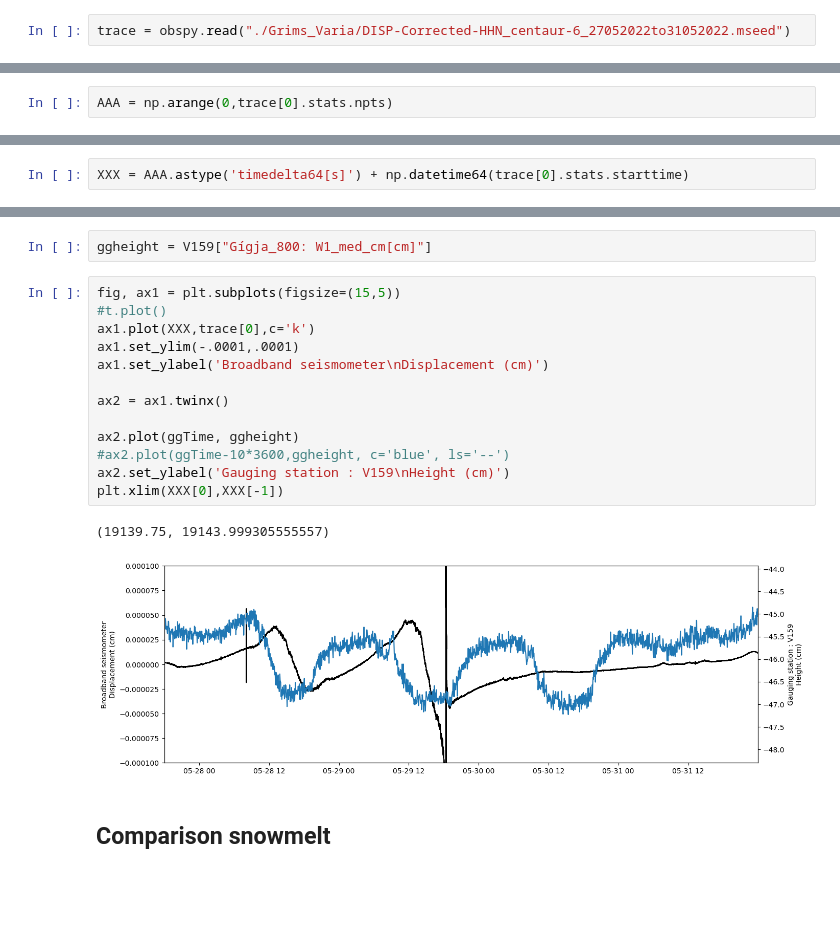
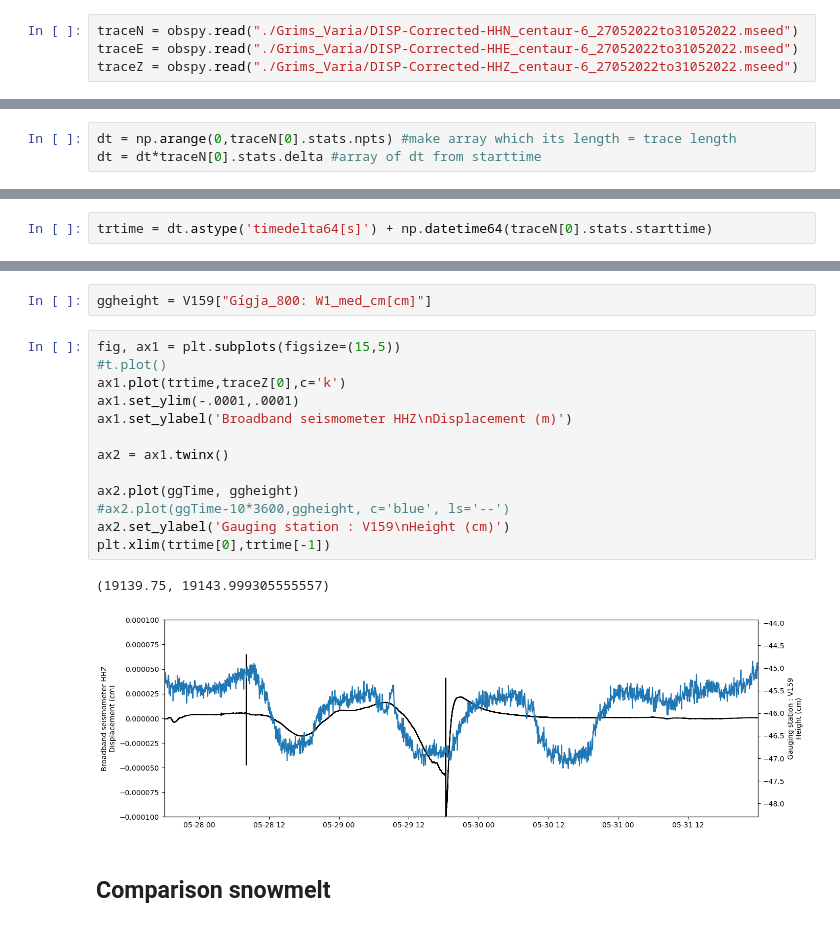
Before and after one commit to jgovoort/sismo-memo, a Jupyter notebook: Diana.ipynb, the cells around one changed output, grey strips where cells are left out. Cells and saved outputs as stored; diff of their text form; blank space fills up the shorter version.

```diff
--- a/Diana.ipynb
+++ b/Diana.ipynb
@@ -97,4 +105,6 @@ A suitable encoding will be chosen.
 # %% [markdown]
 ### Importing corrected trace
 # %%
-trace = obspy.read("./Grims_Varia/DISP-Corrected-HHN_centaur-6_27052022to31052022.mseed")
+traceN = obspy.read("./Grims_Varia/DISP-Corrected-HHN_centaur-6_27052022to31052022.mseed")
+traceE = obspy.read("./Grims_Varia/DISP-Corrected-HHE_centaur-6_27052022to31052022.mseed")
+traceZ = obspy.read("./Grims_Varia/DISP-Corrected-HHZ_centaur-6_27052022to31052022.mseed")
@@ -126,4 +124,5 @@ trace[0].stats
          _format: MSEED
            mseed: AttribDict({'dataquality': 'D', 'number_of_records': 1610264, 'encoding': 'FLOAT64', 'byteorder': '>', 'record_length': 512, 'filesize': 824455168})
 # %%
-AAA = np.arange(0,trace[0].stats.npts)
+dt = np.arange(0,traceN[0].stats.npts) #make array which its length = trace length
+dt = dt*traceN[0].stats.delta #array of dt from starttime
@@ -132,2 +129,2 @@ AAA = AAA*trace[0].stats.delta
 # %%
-XXX = AAA.astype('timedelta64[s]') + np.datetime64(trace[0].stats.starttime)
+trtime = dt.astype('timedelta64[s]') + np.datetime64(traceN[0].stats.starttime)
@@ -172,19 +194,19 @@ ggheight = V159["Gígja_800: W1_med_cm[cm]"]
 # %%
 fig, ax1 = plt.subplots(figsize=(15,5))
 #t.plot()
-ax1.plot(XXX,trace[0],c='k')
+ax1.plot(trtime,traceZ[0],c='k')
 ax1.set_ylim(-.0001,.0001)
-ax1.set_ylabel('Broadband seismometer\nDisplacement (cm)')
+ax1.set_ylabel('Broadband seismometer HHZ\nDisplacement (m)')
 
 ax2 = ax1.twinx()
 
 ax2.plot(ggTime, ggheight)
 #ax2.plot(ggTime-10*3600,ggheight, c='blue', ls='--')
 ax2.set_ylabel('Gauging station : V159\nHeight (cm)')
-plt.xlim(XXX[0],XXX[-1])
+plt.xlim(trtime[0],trtime[-1])
 # %% [output]
 (19139.75, 19143.999305555557)
-[figure, old version]
+[figure, new version]
 # %% [markdown]
 ## Comparison snowmelt
 # %%
```
Also changed, not shown: parts of 37 cells of this notebook, 6 other files.
